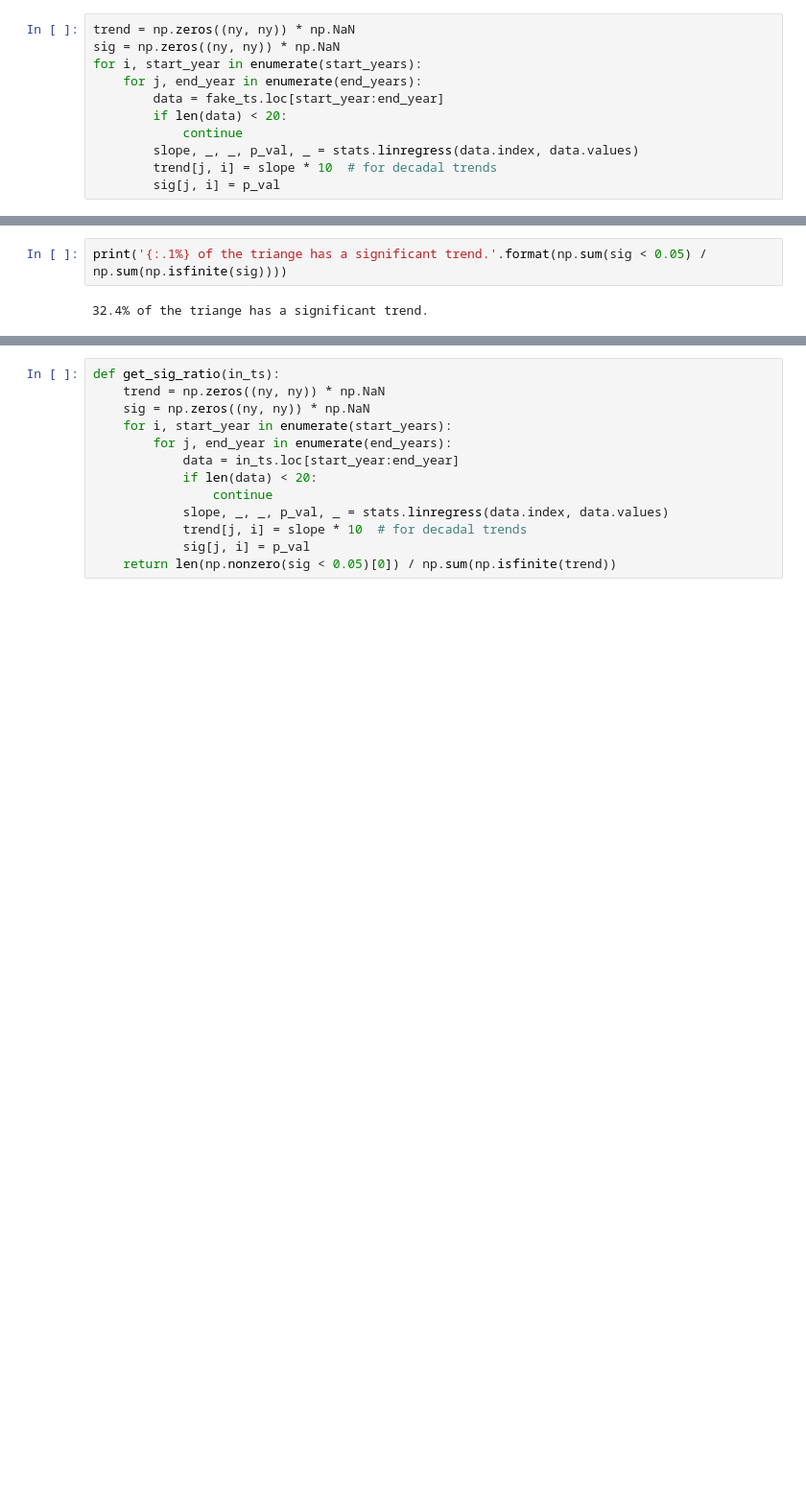
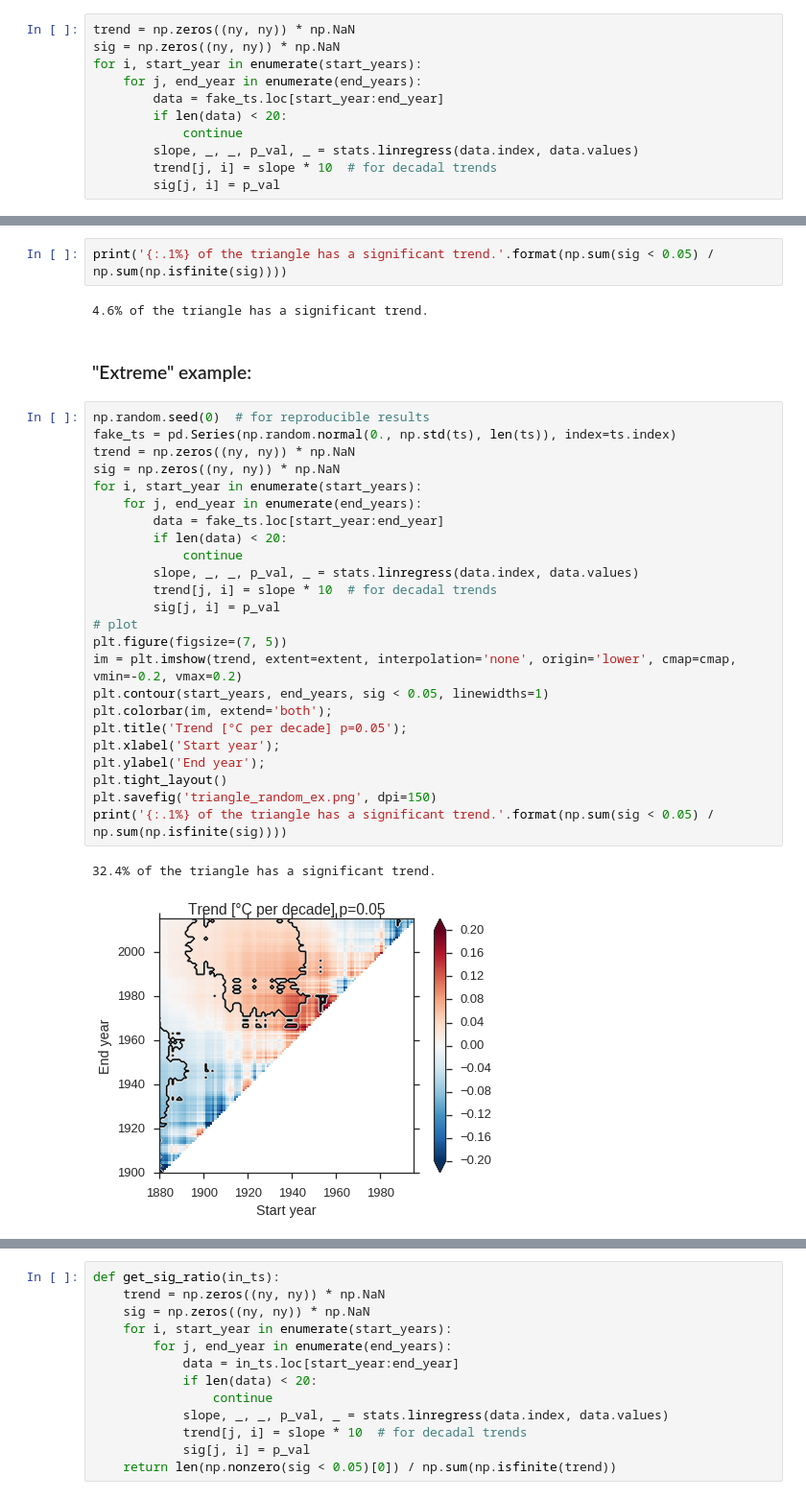
Before and after one commit to fmaussion/misc, a Jupyter notebook: triangle_plots.ipynb, the cells around one changed output, grey strips where cells are left out. Shown: that part at 96% size. Saved outputs shown, nothing was run; the diff lists cells and outputs as text; blank space fills up the shorter version.

```diff
--- a/triangle_plots.ipynb
+++ b/triangle_plots.ipynb
@@ -111,5 +114,34 @@ plt.savefig('triangle_random.png', dpi=150)
 # %%
-print('{:.1%} of the triange has a significant trend.'.format(np.sum(sig < 0.05) / np.sum(np.isfinite(sig))))
+print('{:.1%} of the triangle has a significant trend.'.format(np.sum(sig < 0.05) / np.sum(np.isfinite(sig))))
 # %% [output]
-32.4% of the triange has a significant trend.
+4.6% of the triangle has a significant trend.
+# %% [markdown]
+### "Extreme" example:
+# %%
+np.random.seed(0)  # for reproducible results
+fake_ts = pd.Series(np.random.normal(0., np.std(ts), len(ts)), index=ts.index)
+trend = np.zeros((ny, ny)) * np.NaN
+sig = np.zeros((ny, ny)) * np.NaN
+for i, start_year in enumerate(start_years):
+    for j, end_year in enumerate(end_years):
+        data = fake_ts.loc[start_year:end_year]
+        if len(data) < 20:
+            continue
+        slope, _, _, p_val, _ = stats.linregress(data.index, data.values)
+        trend[j, i] = slope * 10  # for decadal trends
+        sig[j, i] = p_val
+# plot
+plt.figure(figsize=(7, 5))
+im = plt.imshow(trend, extent=extent, interpolation='none', origin='lower', cmap=cmap, vmin=-0.2, vmax=0.2)
+plt.contour(start_years, end_years, sig < 0.05, linewidths=1)
+plt.colorbar(im, extend='both');
+plt.title('Trend [°C per decade] p=0.05');
+plt.xlabel('Start year');
+plt.ylabel('End year');
+plt.tight_layout()
+plt.savefig('triangle_random_ex.png', dpi=150)
+print('{:.1%} of the triangle has a significant trend.'.format(np.sum(sig < 0.05) / np.sum(np.isfinite(sig))))
+# %% [output]
+32.4% of the triangle has a significant trend.
+[figure, added]
 # %% [markdown]
```
Also changed, not shown: parts of 12 cells of this notebook.
